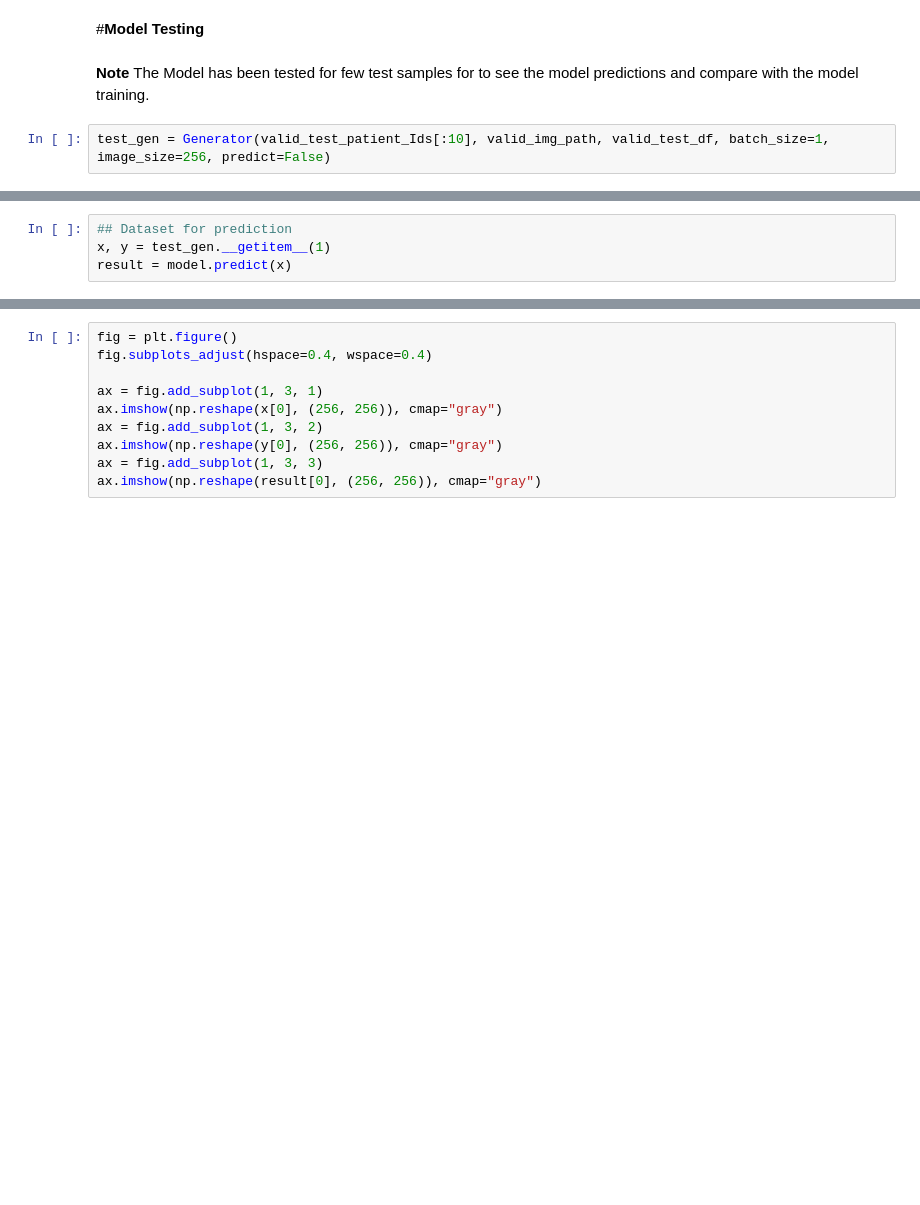
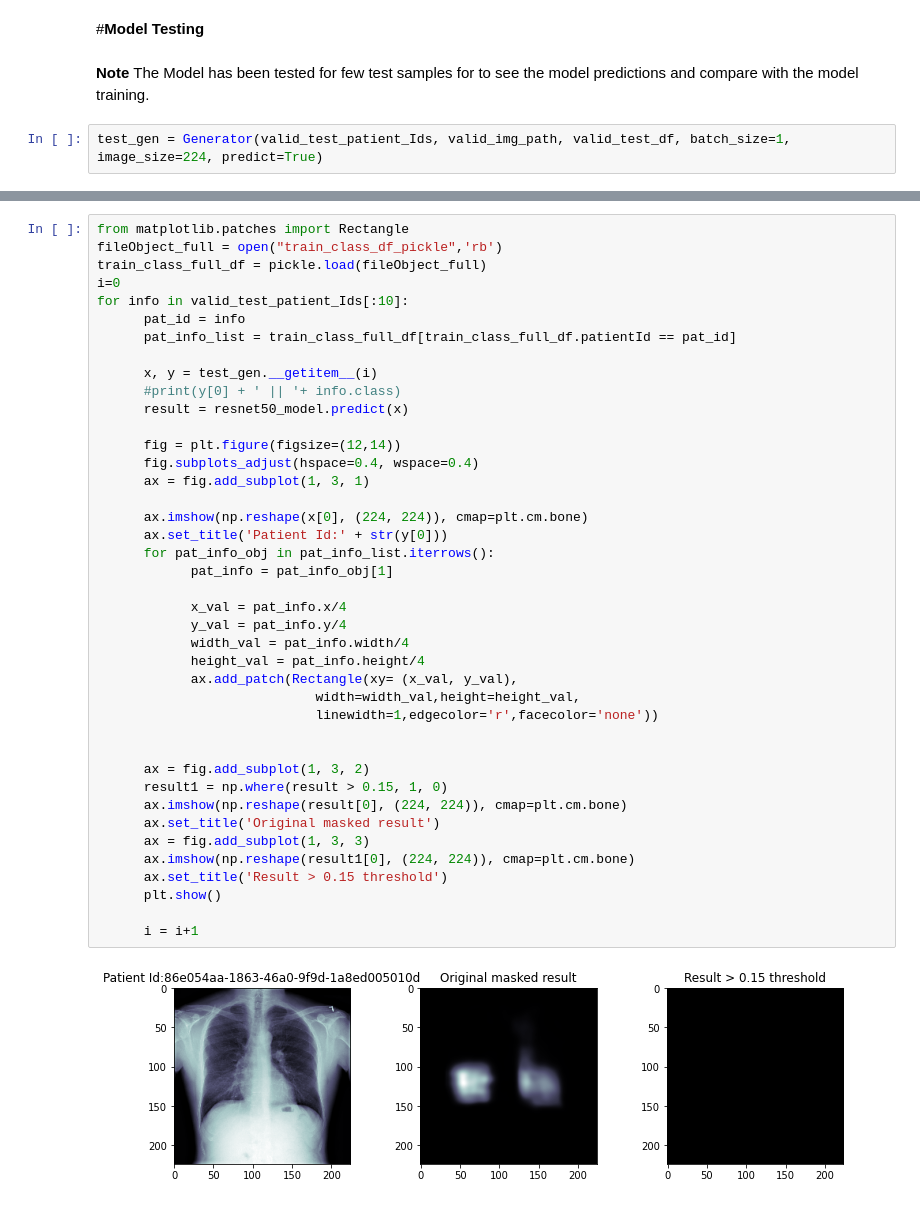
Before and after one commit to arvindhvasu/GL_Pneumonia_Detection, a Jupyter notebook: code/model_densenet.ipynb, the cells around one changed output, grey strips where cells are left out. Saved outputs shown, nothing was run; the diff lists cells and outputs as text; blank space fills up the shorter version.

```diff
--- a/code/model_densenet.ipynb
+++ b/code/model_densenet.ipynb
@@ -512,4 +545,4 @@ plt.show()
 # %% [markdown]
 **Note** The Model has been tested for few test samples for to see the model predictions and compare with the model training.
 # %%
-test_gen = Generator(valid_test_patient_Ids[:10], valid_img_path, valid_test_df, batch_size=1, image_size=256, predict=False)
+test_gen = Generator(valid_test_patient_Ids, valid_img_path, valid_test_df, batch_size=1, image_size=224, predict=True)
@@ -521,4 +548,0 @@ array(['becced78-9df7-4e9a-94c8-7cb750d41507'], dtype=object)
-# %%
-## Dataset for prediction
-x, y = test_gen.__getitem__(1)
-result = model.predict(x)
@@ -530,10 +549,43 @@ valid_test_df[valid_test_df.patientId == 'becced78-9df7-4e9a-94c8-7cb750d41507']
-# %%
-fig = plt.figure()
-fig.subplots_adjust(hspace=0.4, wspace=0.4)
-
-ax = fig.add_subplot(1, 3, 1)
-ax.imshow(np.reshape(x[0], (256, 256)), cmap="gray")
-ax = fig.add_subplot(1, 3, 2)
-ax.imshow(np.reshape(y[0], (256, 256)), cmap="gray")
-ax = fig.add_subplot(1, 3, 3)
-ax.imshow(np.reshape(result[0], (256, 256)), cmap="gray")
+# %%
+from matplotlib.patches import Rectangle
+fileObject_full = open("train_class_df_pickle",'rb')
+train_class_full_df = pickle.load(fileObject_full)
+i=0
+for info in valid_test_patient_Ids[:10]:
+      pat_id = info
+      pat_info_list = train_class_full_df[train_class_full_df.patientId == pat_id]
+
+      x, y = test_gen.__getitem__(i)
+      #print(y[0] + ' || '+ info.class)
+      result = resnet50_model.predict(x)
+
+      fig = plt.figure(figsize=(12,14))
+      fig.subplots_adjust(hspace=0.4, wspace=0.4)
+      ax = fig.add_subplot(1, 3, 1)
+
+      ax.imshow(np.reshape(x[0], (224, 224)), cmap=plt.cm.bone)
+      ax.set_title('Patient Id:' + str(y[0]))
+      for pat_info_obj in pat_info_list.iterrows():
+            pat_info = pat_info_obj[1]
+
+            x_val = pat_info.x/4
+            y_val = pat_info.y/4
+            width_val = pat_info.width/4
+            height_val = pat_info.height/4
+            ax.add_patch(Rectangle(xy= (x_val, y_val),
+                            width=width_val,height=height_val,
+                            linewidth=1,edgecolor='r',facecolor='none'))
+
+
+      ax = fig.add_subplot(1, 3, 2)
+      result1 = np.where(result > 0.15, 1, 0)
+      ax.imshow(np.reshape(result[0], (224, 224)), cmap=plt.cm.bone)
+      ax.set_title('Original masked result')
+      ax = fig.add_subplot(1, 3, 3)
+      ax.imshow(np.reshape(result1[0], (224, 224)), cmap=plt.cm.bone)
+      ax.set_title('Result > 0.15 threshold')
+      plt.show()
+
+      i = i+1
+# %% [output]
+[figure, added]
```
Also changed, not shown: parts of 23 cells of this notebook.
